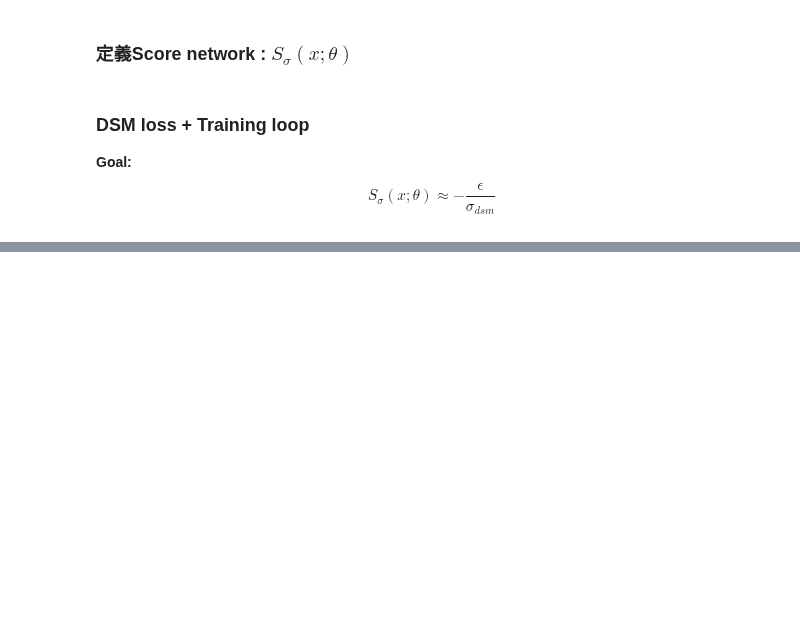
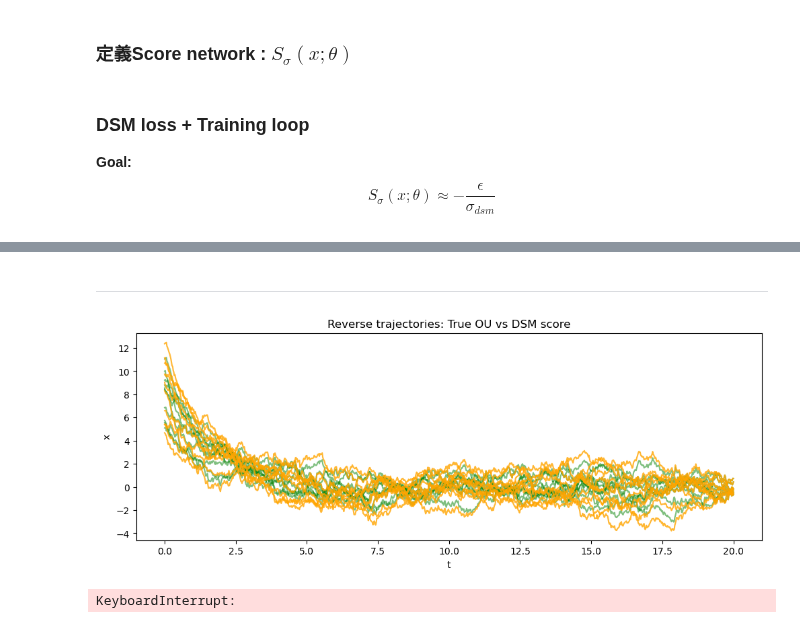
Before and after one commit to XuanWeiWang-999/2025Autumn_ML-project-DiffusionModel_02, a Jupyter notebook: 20251126_code/1D Gaussian_DSM.ipynb, the cells around one changed output, grey strips where cells are left out. Drawn from its saved outputs; the diff is of its cells as text; code cells hidden in the pictures; blank space fills up the shorter version.

```diff
--- a/20251126_code/1D Gaussian_DSM.ipynb
+++ b/20251126_code/1D Gaussian_DSM.ipynb
@@ -293,0 +590,40 @@ plt.show()
+# %% [markdown]
+---
+# %%
+K_show = 10   # 顯示 10 條
+
+plt.figure(figsize=(12,4))
+
+# 前向 OU 的 10 條（如果你有存 forward trajectories）
+# plt.plot(times_fwd, xs_fwd[:, :K_show], "g", alpha=0.6)
+
+# 真實 reverse OU（綠色）
+for k in range(K_show):
+    plt.plot(ts_true, xs_true[:,k], color="green", alpha=0.5)
+
+# DSM reverse（橘色）
+for k in range(K_show):
+    plt.plot(ts_dsm, xs_dsm[:,k], color="orange", alpha=0.8)
+
+plt.title("Reverse trajectories: True OU vs DSM score")
+plt.xlabel("t")
+plt.ylabel("x")
+plt.show()
+# %% [output]
+[figure, added]
+# %%
+losses = []
+for i, t in enumerate(ts_dsm):
+    x = xs_dsm[i]     # (N,1)
+    s_true_t = score_true(x, t)
+    s_dsm_t  = score_dsm(x, t)
+    mse = np.mean((s_true_t - s_dsm_t)**2)
+    losses.append(mse)
+
+plt.plot(ts_dsm, losses)
+plt.title("DSM score error vs time (reverse sampling)")
+plt.xlabel("t")
+plt.ylabel("MSE(score)")
+plt.show()
+# %% [output]
+KeyboardInterrupt:
```
Also changed, not shown: parts of 13 cells of this notebook.
